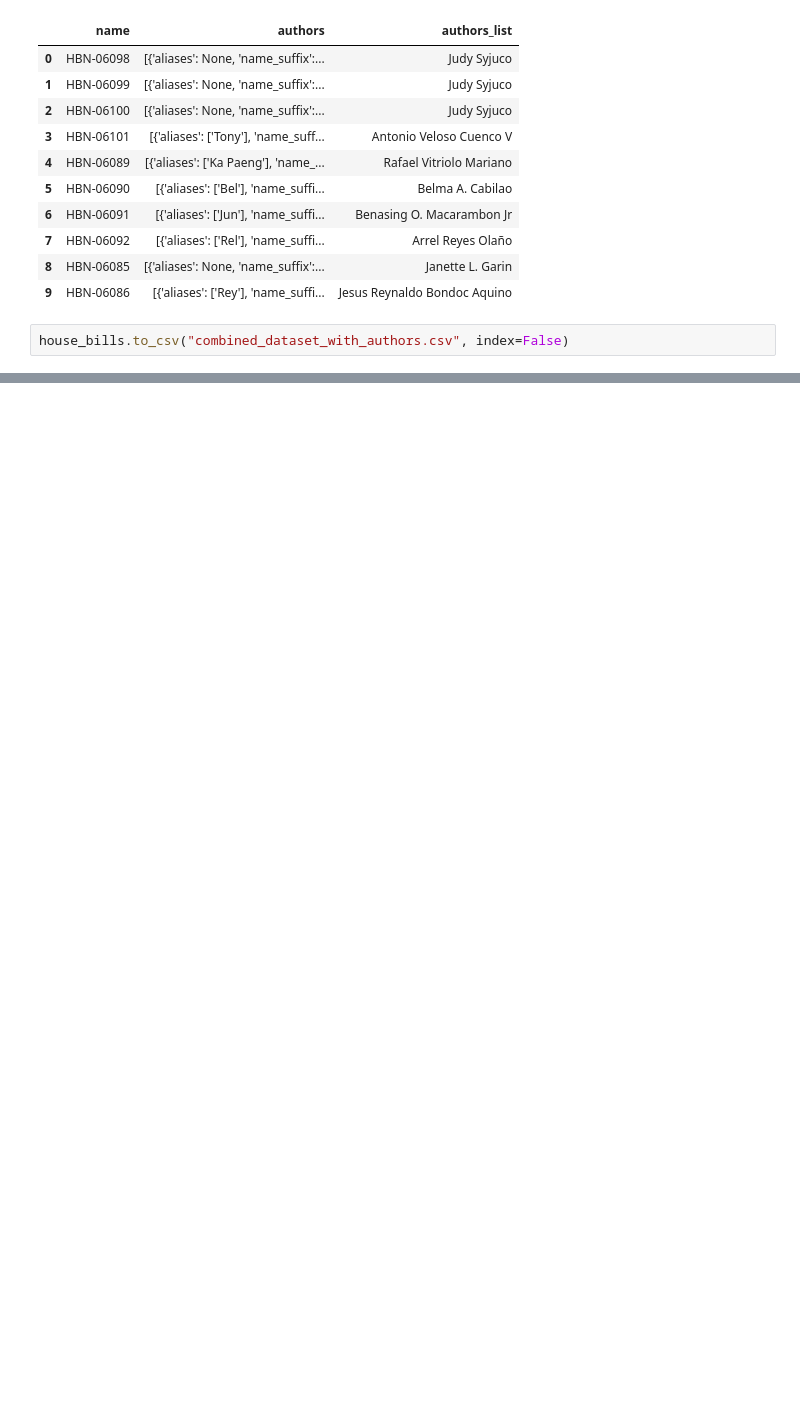
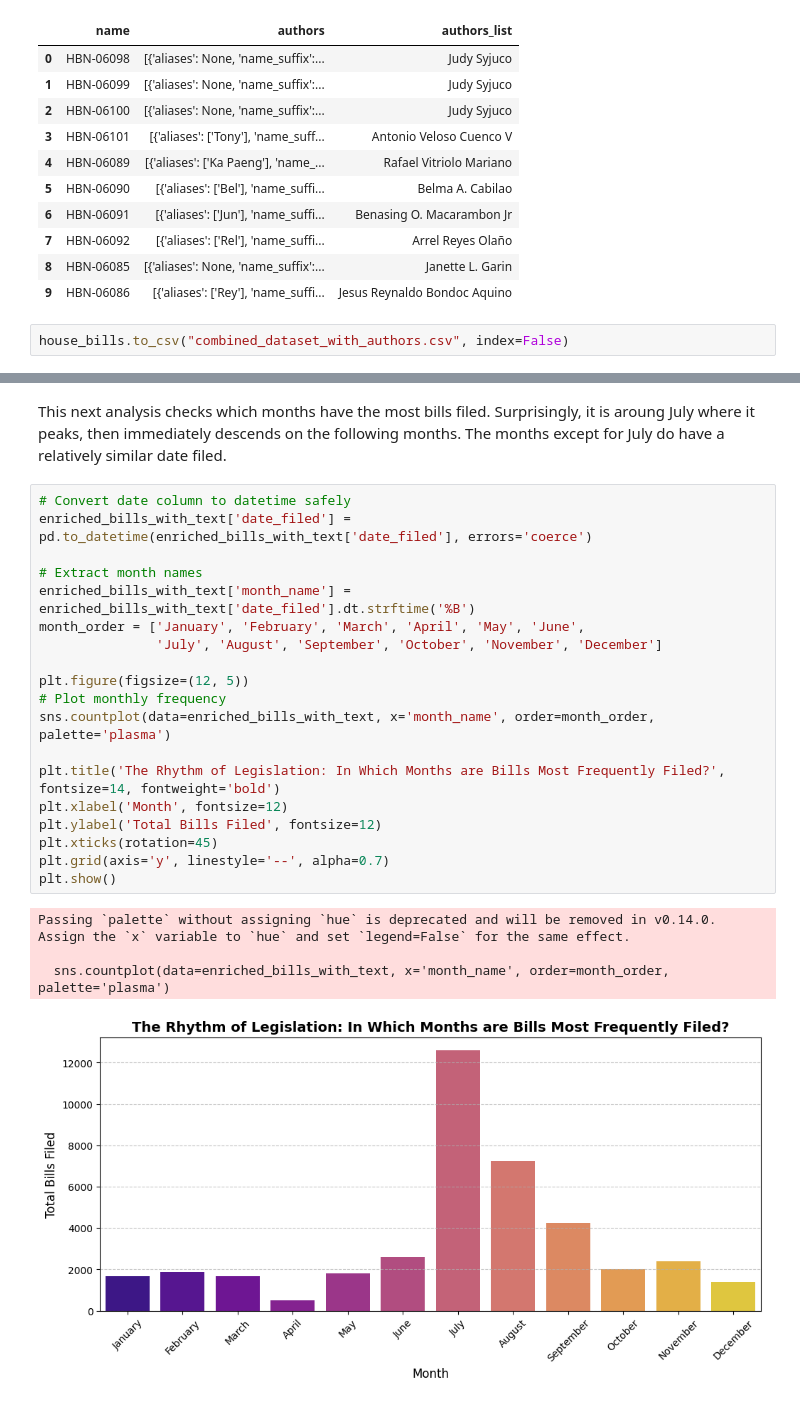
Before and after one commit to Lanzero225/Bills-Legislative-Intelligence-System-BILIS-, a Jupyter notebook: BILIS.ipynb, the cells around one changed output, grey strips where cells are left out. Cells and saved outputs as stored; diff of their text form; blank space fills up the shorter version.

```diff
--- a/BILIS.ipynb
+++ b/BILIS.ipynb
@@ -454,0 +503,26 @@ house_bills.to_csv("combined_dataset_with_authors.csv", index=False)
+# %% [markdown]
+This next analysis checks which months have the most bills filed. Surprisingly, it is aroung July where it peaks, then immediately descends on the following months. The months except for July do have a relatively similar date filed.
+# %%
+# Convert date column to datetime safely
+enriched_bills_with_text['date_filed'] = pd.to_datetime(enriched_bills_with_text['date_filed'], errors='coerce')
+
+# Extract month names
+enriched_bills_with_text['month_name'] = enriched_bills_with_text['date_filed'].dt.strftime('%B')
+month_order = ['January', 'February', 'March', 'April', 'May', 'June',
+               'July', 'August', 'September', 'October', 'November', 'December']
+
+plt.figure(figsize=(12, 5))
+# Plot monthly frequency
+sns.countplot(data=enriched_bills_with_text, x='month_name', order=month_order, palette='plasma')
+
+plt.title('The Rhythm of Legislation: In Which Months are Bills Most Frequently Filed?', fontsize=14, fontweight='bold')
+plt.xlabel('Month', fontsize=12)
+plt.ylabel('Total Bills Filed', fontsize=12)
+plt.xticks(rotation=45)
+plt.grid(axis='y', linestyle='--', alpha=0.7)
+plt.show()
+# %% [output]
+Passing `palette` without assigning `hue` is deprecated and will be removed in v0.14.0. Assign the `x` variable to `hue` and set `legend=False` for the same effect.
+
+  sns.countplot(data=enriched_bills_with_text, x='month_name', order=month_order, palette='plasma')
+[figure, added]
```
Also changed, not shown: parts of 87 cells of this notebook.
